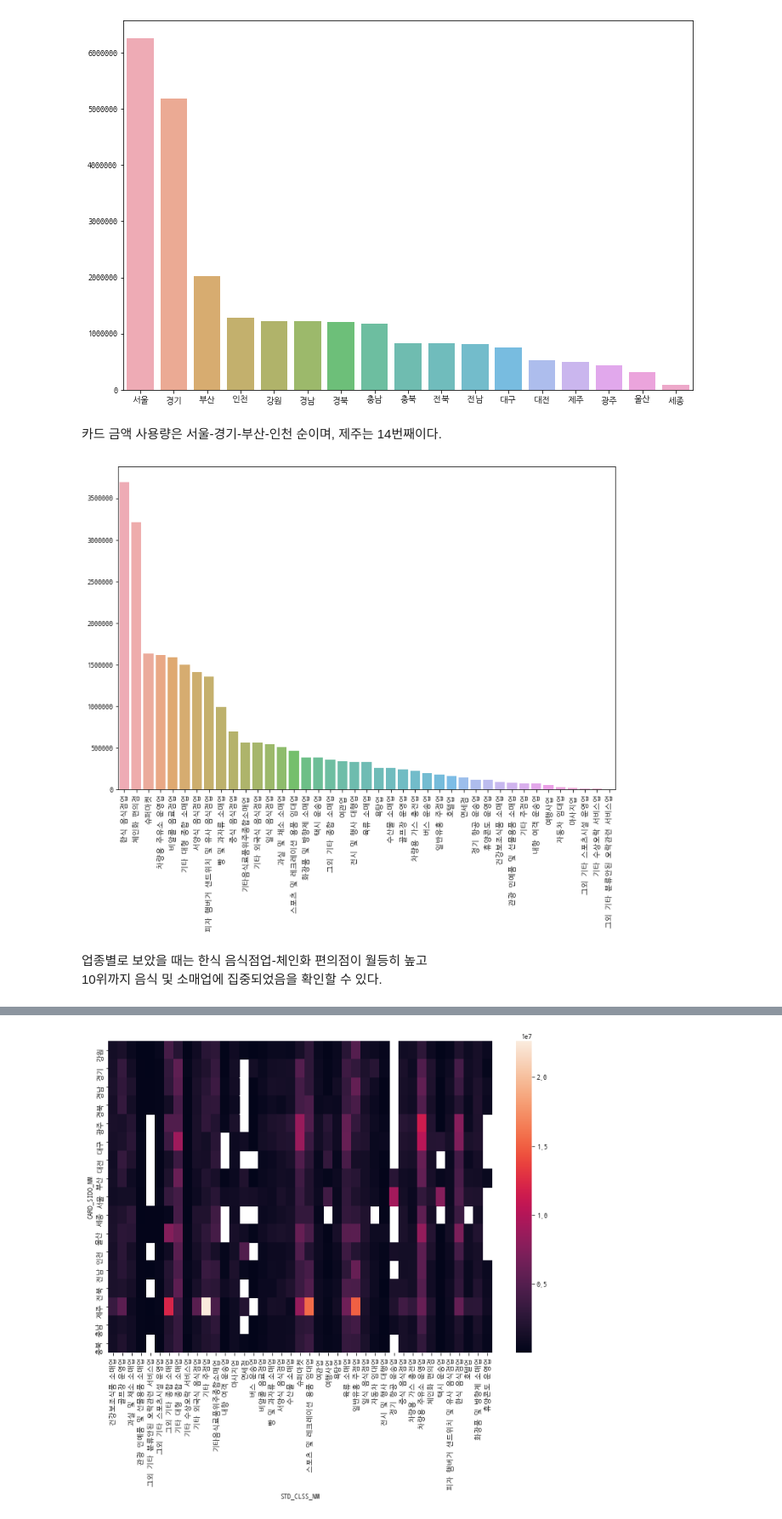
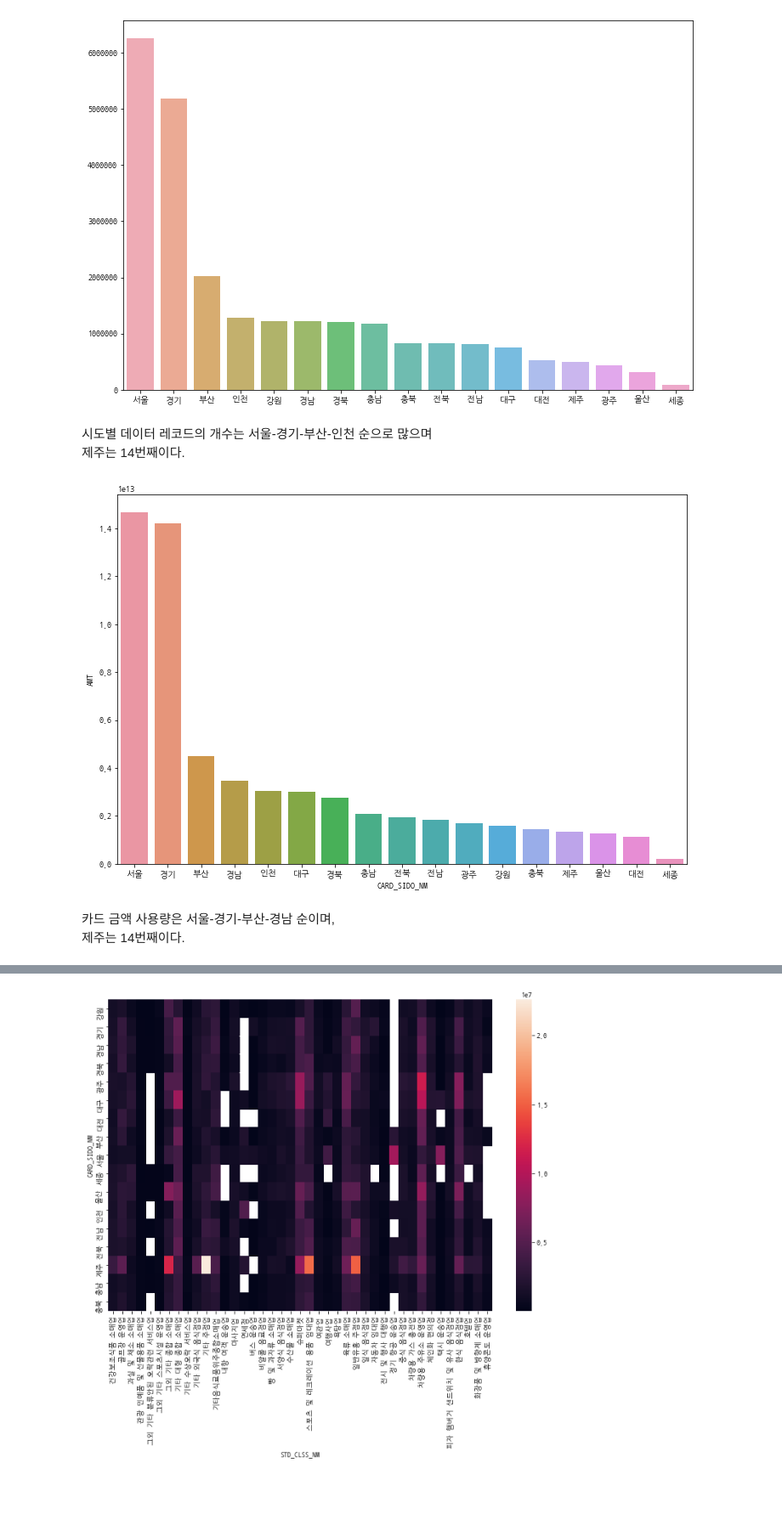
Before and after one commit to Nukzan/Creditcard-use-analysis-dev., a Jupyter notebook: Nukzan/Jeju.ipynb, the cells around one changed output, grey strips where cells are left out. Shown at 85% size. Drawn from its saved outputs; the diff is of its cells as text; code cells hidden in the pictures; blank space fills up the shorter version.

```diff
--- a/Nukzan/Jeju.ipynb
+++ b/Nukzan/Jeju.ipynb
@@ -125,17 +180,18 @@ sns.barplot(cnt_srs.index, cnt_srs.values, alpha=0.8)
 plt.show()
 # %% [output]
 [figure]
+# %% [markdown]
+시도별 데이터 레코드의 개수는 서울-경기-부산-인천 순으로 많으며\
+제주는 14번째이다.
+# %%
+card_sido = jeju.groupby(['CARD_SIDO_NM'])['AMT'].sum().reset_index(drop = False)
+card_sido = card_sido.sort_values(by=['AMT'], axis=0,ascending=False)
+plt.figure(figsize = (12,8))
+sns.barplot(card_sido.CARD_SIDO_NM, card_sido.AMT)
+
+plt.show()
+# %% [output]
+[figure, added]
 # %% [markdown]
-카드 금액 사용량은 서울-경기-부산-인천 순이며, 제주는 14번째이다.
+카드 금액 사용량은 서울-경기-부산-경남 순이며,\
+제주는 14번째이다.
-# %%
-cnt_srs = jeju.STD_CLSS_NM.value_counts()
-
-plt.figure(figsize = (12,8))
-sns.barplot(cnt_srs.index, cnt_srs.values, alpha=0.8)
-plt.xticks(rotation='vertical')
-plt.show()
-# %% [output]
-[figure, removed]
-# %% [markdown]
-업종별로 보았을 때는 한식 음식점업-체인화 편의점이 월등히 높고\
-10위까지 음식 및 소매업에 집중되었음을 확인할 수 있다.
```
Also changed, not shown: parts of 61 cells of this notebook.
